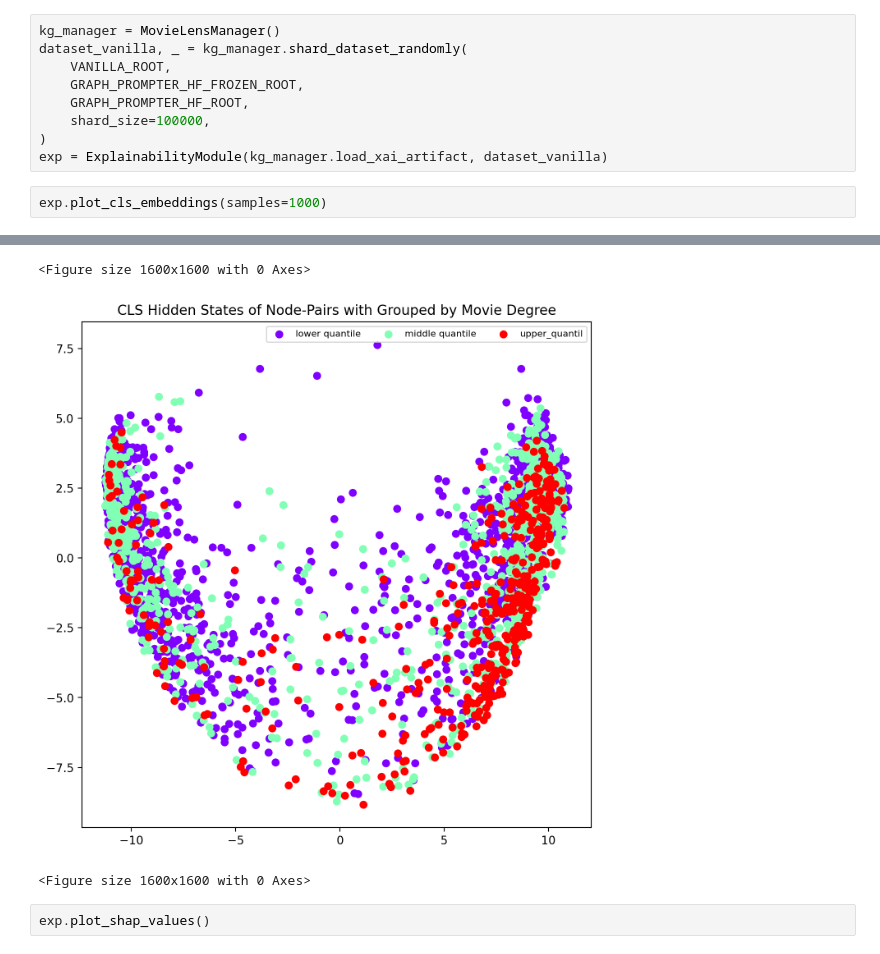
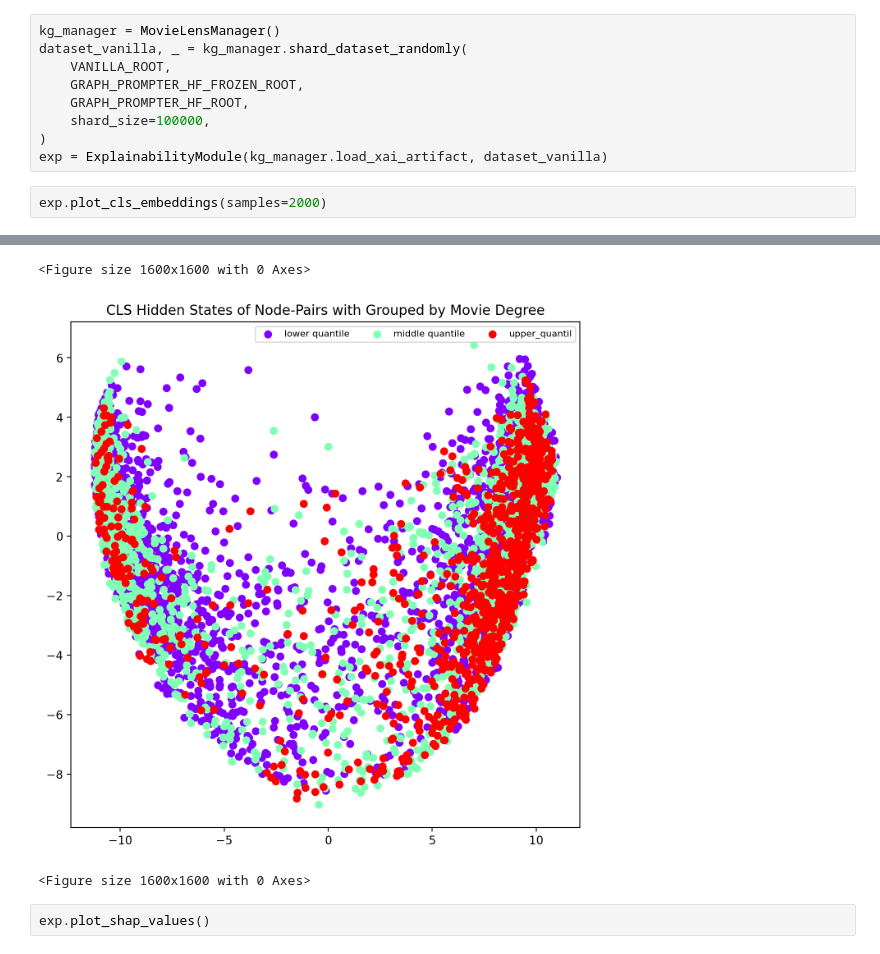
Before and after one commit to AhmadHAW/Hauptprojekt, a Jupyter notebook: evaluation.ipynb, the cells around one changed output, grey strips where cells are left out. Cells and saved outputs as stored; diff of their text form.

```diff
--- a/evaluation.ipynb
+++ b/evaluation.ipynb
@@ -15,5 +15,5 @@ dataset_vanilla, _ = kg_manager.shard_dataset_randomly(
 )
 exp = ExplainabilityModule(kg_manager.load_xai_artifact, dataset_vanilla)
 # %%
-exp.plot_cls_embeddings(samples=1000)
+exp.plot_cls_embeddings(samples=2000)
 # %% [output]
@@ -21,5 +21,5 @@ exp.plot_cls_embeddings(samples=1000)
 <Figure size 1600x1600 with 0 Axes>
-[figure, old version]
+[figure, new version]
 <Figure size 1600x1600 with 0 Axes>
 # %%
 exp.plot_shap_values()
```
Also changed, not shown: parts of 1 cell of this notebook, 19 other files.
